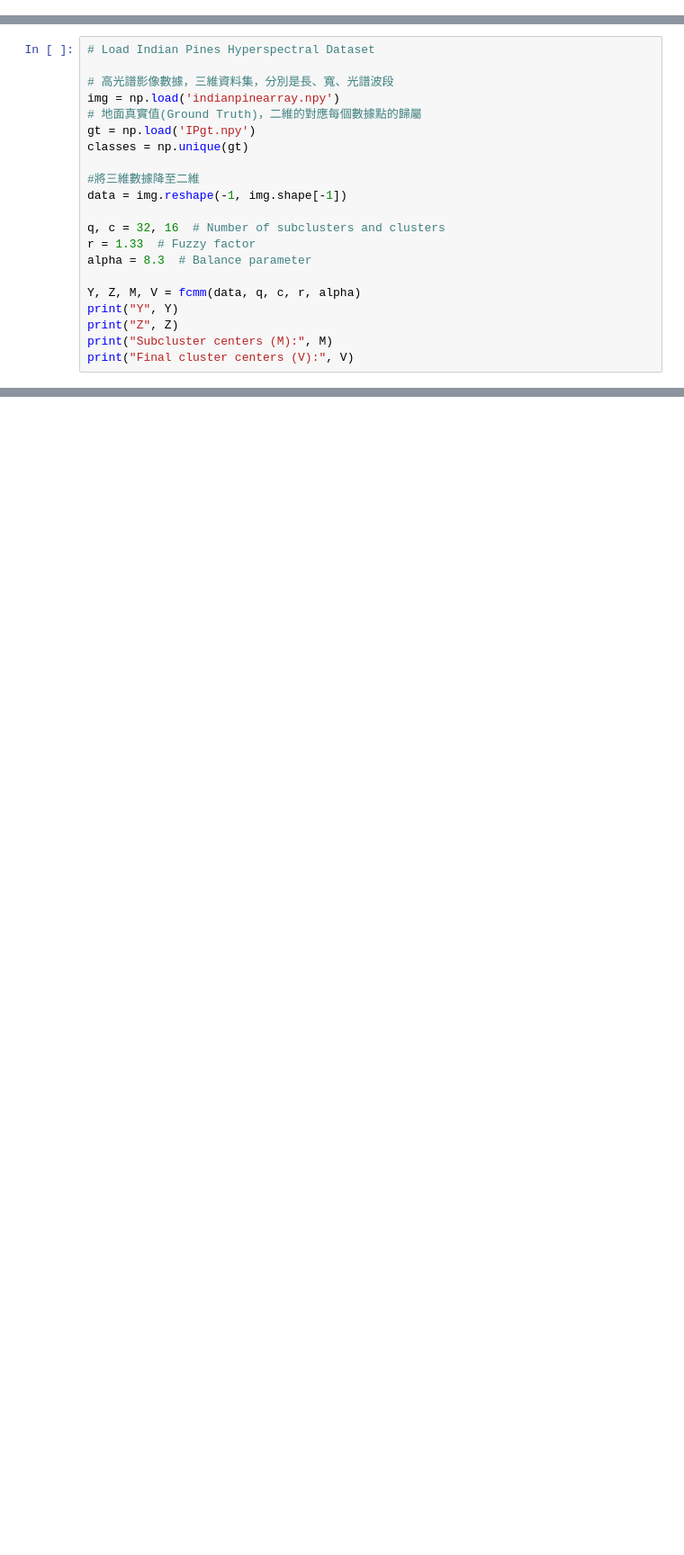
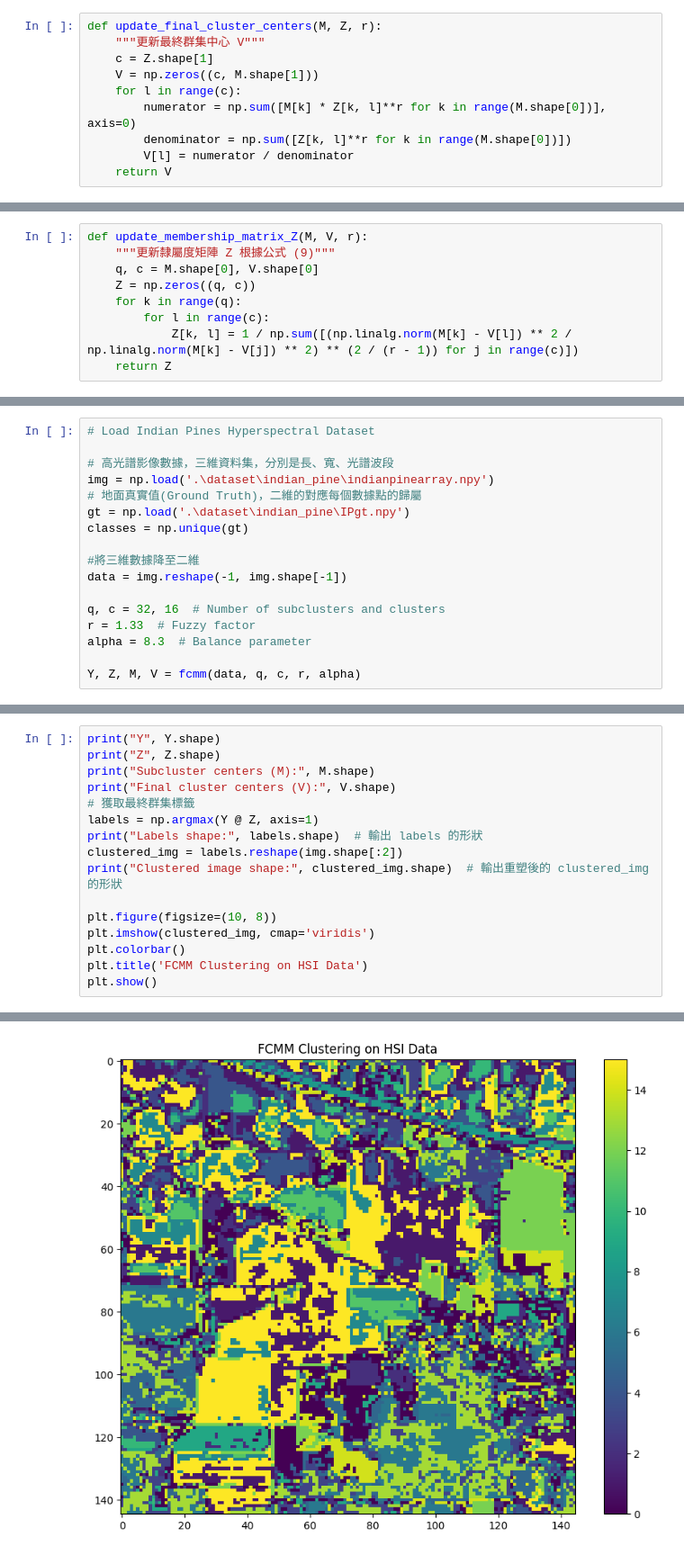
Before and after one commit to DFeng0215/FCMM, a Jupyter notebook: IP_FCMM.ipynb, the cells around one changed output, grey strips where cells are left out. Shown: that part at 90% size. Drawn from its saved outputs; the diff is of its cells as text; blank space fills up the shorter version.

```diff
--- a/IP_FCMM.ipynb
+++ b/IP_FCMM.ipynb
@@ -34 +26,11 @@ Error:
+# %%
+def update_final_cluster_centers(M, Z, r):
+    """更新最終群集中心 V"""
+    c = Z.shape[1]
+    V = np.zeros((c, M.shape[1]))
+    for l in range(c):
+        numerator = np.sum([M[k] * Z[k, l]**r for k in range(M.shape[0])], axis=0)
+        denominator = np.sum([Z[k, l]**r for k in range(M.shape[0])])
+        V[l] = numerator / denominator
+    return V
 # %%
@@ -47 +45,10 @@ Error:
+# %%
+def update_membership_matrix_Z(M, V, r):
+    """更新隸屬度矩陣 Z 根據公式 (9)"""
+    q, c = M.shape[0], V.shape[0]
+    Z = np.zeros((q, c))
+    for k in range(q):
+        for l in range(c):
+            Z[k, l] = 1 / np.sum([(np.linalg.norm(M[k] - V[l]) ** 2 / np.linalg.norm(M[k] - V[j]) ** 2) ** (2 / (r - 1)) for j in range(c)])
+    return Z
 # %%
@@ -67,9 +78,9 @@ Error:
 # Load Indian Pines Hyperspectral Dataset
 
 # 高光譜影像數據，三維資料集，分別是長、寬、光譜波段
-img = np.load('indianpinearray.npy')
+img = np.load('.\dataset\indian_pine\indianpinearray.npy')
 # 地面真實值(Ground Truth)，二維的對應每個數據點的歸屬
-gt = np.load('IPgt.npy')
+gt = np.load('.\dataset\indian_pine\IPgt.npy')
 classes = np.unique(gt)
 
 #將三維數據降至二維
@@ -80,8 +91,4 @@ r = 1.33  # Fuzzy factor
 alpha = 8.3  # Balance parameter
 
 Y, Z, M, V = fcmm(data, q, c, r, alpha)
-print("Y", Y)
-print("Z", Z)
-print("Subcluster centers (M):", M)
-print("Final cluster centers (V):", V)
 # %% [output]
@@ -88,0 +96,17 @@ Error:
+# %%
+print("Y", Y.shape)
+print("Z", Z.shape)
+print("Subcluster centers (M):", M.shape)
+print("Final cluster centers (V):", V.shape)
+# 獲取最終群集標籤
+labels = np.argmax(Y @ Z, axis=1)
+print("Labels shape:", labels.shape)  # 輸出 labels 的形狀
+clustered_img = labels.reshape(img.shape[:2])
+print("Clustered image shape:", clustered_img.shape)  # 輸出重塑後的 clustered_img 的形狀
+
+plt.figure(figsize=(10, 8))
+plt.imshow(clustered_img, cmap='viridis')
+plt.colorbar()
+plt.title('FCMM Clustering on HSI Data')
+plt.show()
+# %% [output]
@@ -88,0 +115 @@ Error:
+[figure, added]
```
Also changed, not shown: parts of 10 cells of this notebook, 3 other files.
